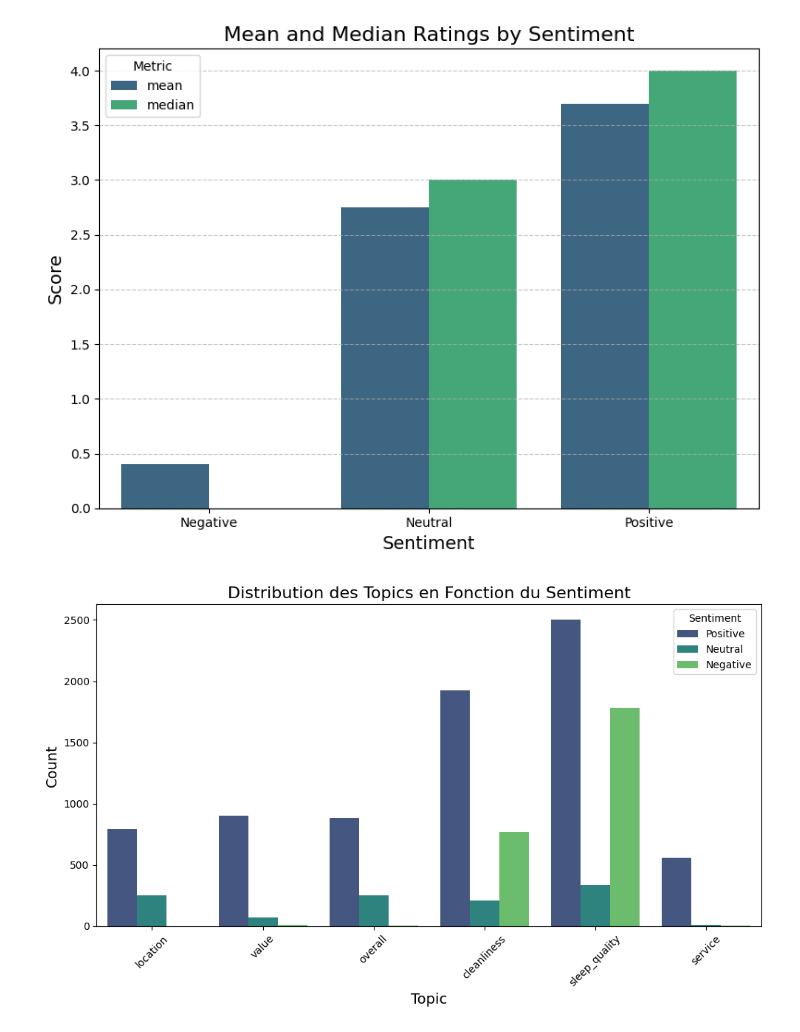
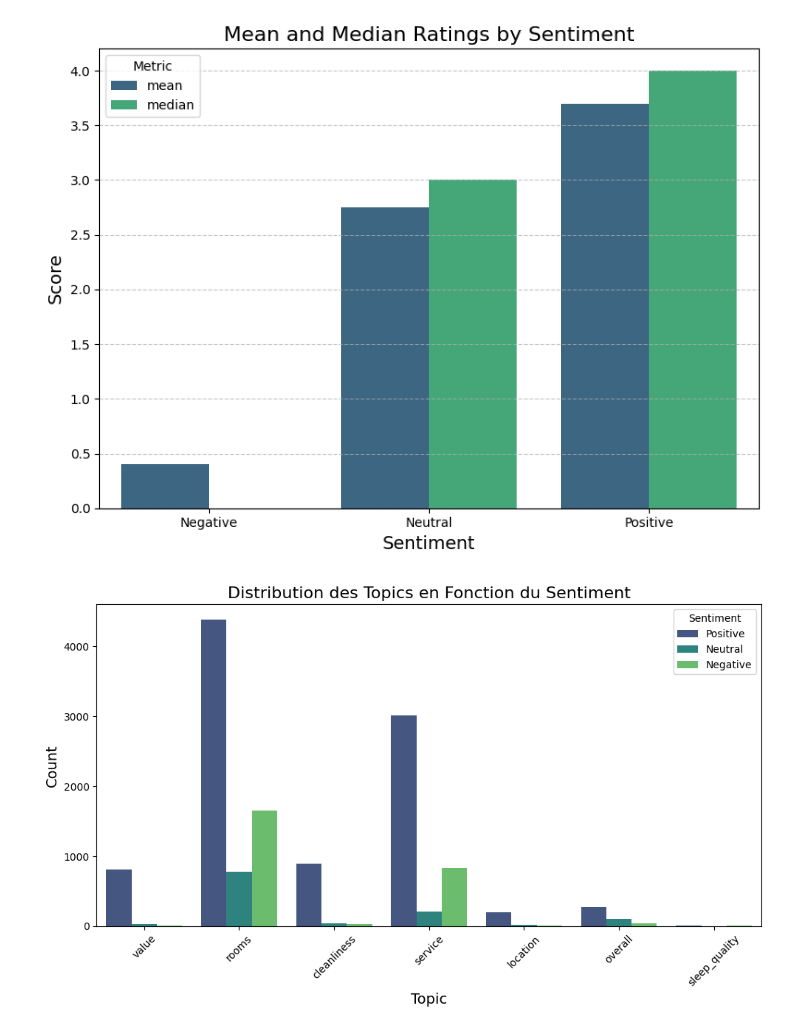
Before and after one commit to guillaumeesilv/Webscraping_project, a Jupyter notebook: classification.ipynb, the cells around one changed output. Saved outputs shown, nothing was run; the diff lists cells and outputs as text; code cells hidden in the pictures.

Commit message:
adding source label on data and add visualisations

```diff
--- a/classification.ipynb
+++ b/classification.ipynb
@@ -621,29 +629,17 @@ plt.show()
 # %%
 import matplotlib.pyplot as plt
 import seaborn as sns
 
-topics = {
-    1: 'service',
-    2: 'cleanliness',
-    3: 'overall',
-    4: 'value',
-    5: 'location',
-    6: 'sleep_quality',
-    7: 'rooms'
-}
-
-data['assigned_topic'] = data['assigned_topic'].map(topics)
-
 plt.figure(figsize=(10, 6))
-sns.countplot(data=data, x='assigned_topic', hue='sentiment_result', palette='viridis')
+sns.countplot(data=data, x='classif_result', hue='sentiment_result', palette='viridis')
 
 plt.title('Distribution des Topics en Fonction du Sentiment', fontsize=16)
 plt.xlabel('Topic', fontsize=14)
 plt.ylabel('Count', fontsize=14)
 plt.xticks(rotation=45)
 plt.legend(title='Sentiment', loc='upper right')
 
 plt.tight_layout()
 plt.show()
 # %% [output]
-[figure, old version]
+[figure, new version]
```
Also changed, not shown: parts of 13 cells of this notebook, 8 other files.
